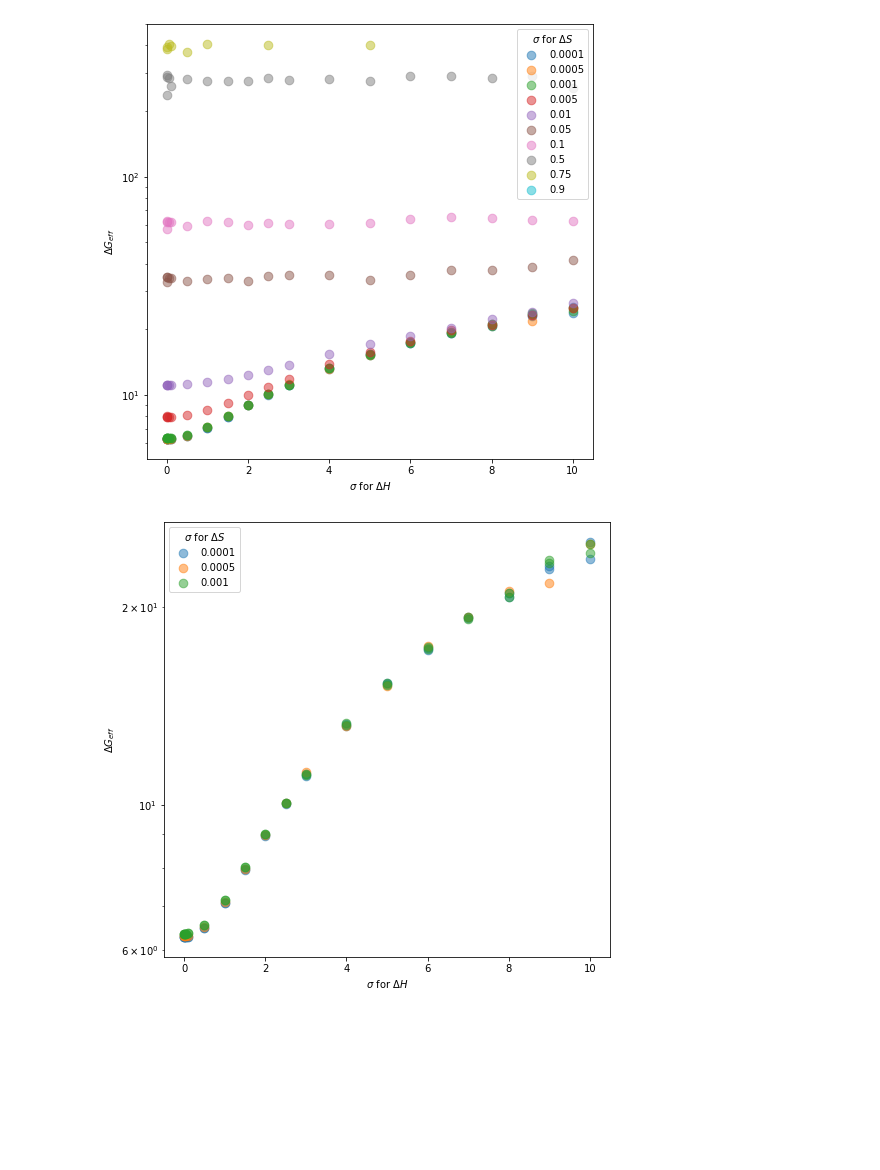
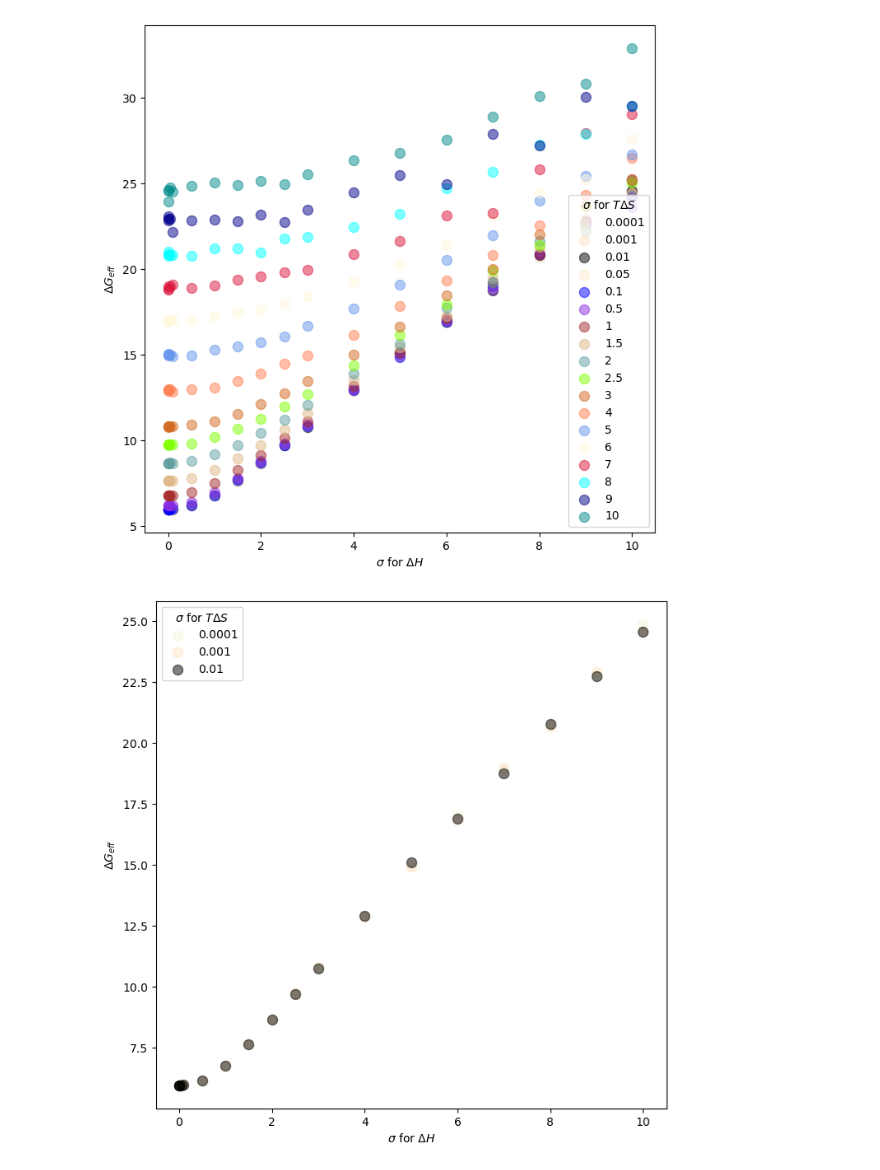
Before and after one commit to schwinns/eyring_model, a Jupyter notebook: barrier_variance.ipynb, the cells around one changed output. Cells and saved outputs as stored; diff of their text form; code cells hidden in the pictures; blank space fills up the shorter version.

Commit message:
convergence, flux fraction, full variation figures

```diff
--- a/barrier_variance.ipynb
+++ b/barrier_variance.ipynb
@@ -38,31 +43,34 @@ print(dH_sigs)
 [1.0e-04 1.0e-03 1.0e-02 5.0e-02 1.0e-01 5.0e-01 1.0e+00 1.5e+00 2.0e+00
  2.5e+00 3.0e+00 4.0e+00 5.0e+00 6.0e+00 7.0e+00 8.0e+00 9.0e+00 1.0e+01]
 # %%
+colors = [c for c in mcolors.CSS4_COLORS.keys()][5:]
+
 fig, ax = plt.subplots(1,1, figsize=(8,8))
 
-for s in dS_sigs:
+for i,s in enumerate(dS_sigs):
     df1 = df[df['dS sigma'] == s]
-    ax.set_yscale('log')
-    ax.scatter(df1['dH sigma'], df1['effective barrier'], s=75, edgecolor=None, label=s, alpha=0.5)
+    # ax.set_yscale('log')
+    ax.scatter(df1['dH sigma'], df1['effective barrier'], s=75, edgecolor=None,
+               label=f'{s*300:.4g}', color=colors[i], alpha=0.5)
 
 ax.set_xlabel('$\sigma$ for $\Delta H$')
 ax.set_ylabel('$\Delta G_{eff}$')
-ax.legend(title='$\sigma$ for $\Delta S$');
+ax.legend(title='$\sigma$ for $T\Delta S$');
 
 
 fig, ax = plt.subplots(1,1, figsize=(8,8))
 
-for s in dS_sigs[:3]:
+for i,s in enumerate(dS_sigs[:3]):
     df1 = df[df['dS sigma'] == s]
-    ax.set_yscale('log')
-    ax.scatter(df1['dH sigma'], df1['effective barrier'], s=75, edgecolor=None, label=s, alpha=0.5)
+    ax.scatter(df1['dH sigma'], df1['effective barrier'], s=75, edgecolor=None,
+               label=f'{s*300:.4g}', color=colors[i], alpha=0.5)
 
 ax.set_xlabel('$\sigma$ for $\Delta H$')
 ax.set_ylabel('$\Delta G_{eff}$')
-ax.legend(title='$\sigma$ for $\Delta S$');
+ax.legend(title='$\sigma$ for $T\Delta S$');
 # %% [output]
-[figure, old version]
+[figure, new version]
-[figure, old version]
+[figure, new version]
 # %%
 fig, ax = plt.subplots(1,1, figsize=(8,8))
 
```
Also changed, not shown: parts of 9 cells of this notebook, 17 other files.
